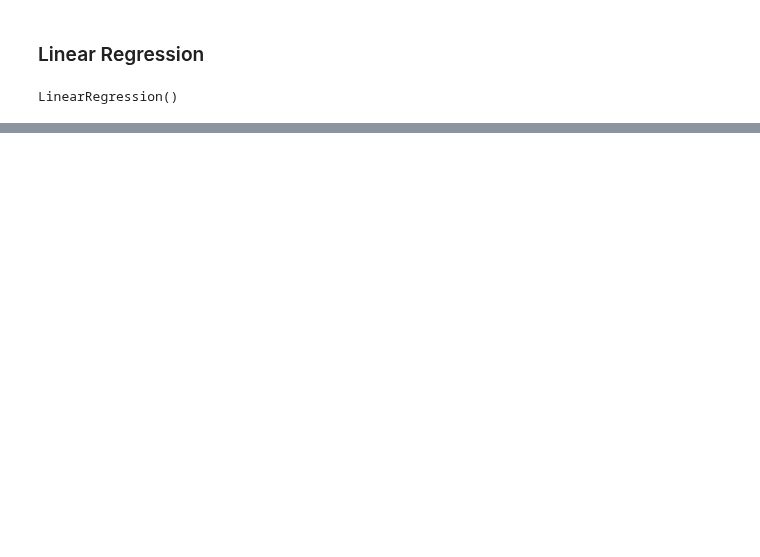
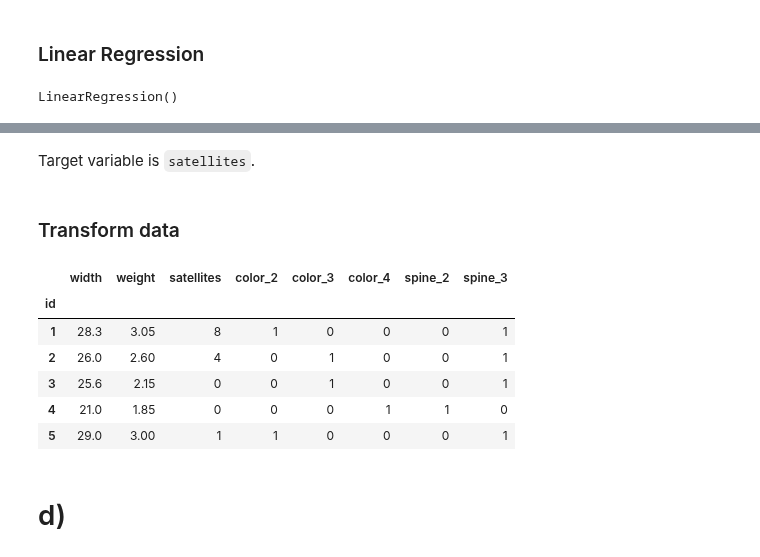
Before and after one commit to u-adrian/PSDA, a Jupyter notebook: 01_Exercise/Aufgabe_3.ipynb, the cells around one changed output, grey strips where cells are left out. Cells and saved outputs as stored; diff of their text form; code cells hidden in the pictures; blank space fills up the shorter version.

```diff
--- a/01_Exercise/Aufgabe_3.ipynb
+++ b/01_Exercise/Aufgabe_3.ipynb
@@ -301,0 +337,15 @@ R2:  0.016660816710377446
+# %% [markdown]
+Target variable is `satellites`.
+# %% [markdown]
+### Transform data
+# %%
+crabs = pd.get_dummies(crabs, columns=["color", "spine"], drop_first=True)
+crabs.head()
+# %% [output]
+|  | width | weight | satellites | color_2 | color_3 | color_4 | spine_2 | spine_3 |
+| id |  |  |  |  |  |  |  |  |
+| 1 | 28.3 | 3.05 | 8 | 1 | 0 | 0 | 0 | 1 |
+| 2 | 26.0 | 2.60 | 4 | 0 | 1 | 0 | 0 | 1 |
+| 3 | 25.6 | 2.15 | 0 | 0 | 1 | 0 | 0 | 1 |
+| 4 | 21.0 | 1.85 | 0 | 0 | 0 | 1 | 1 | 0 |
+| 5 | 29.0 | 3.00 | 1 | 1 | 0 | 0 | 0 | 1 |
@@ -301,0 +355,2 @@ R2:  0.016660816710377446
+# %% [markdown]
+# d)
```
Also changed, not shown: parts of 12 cells of this notebook.
